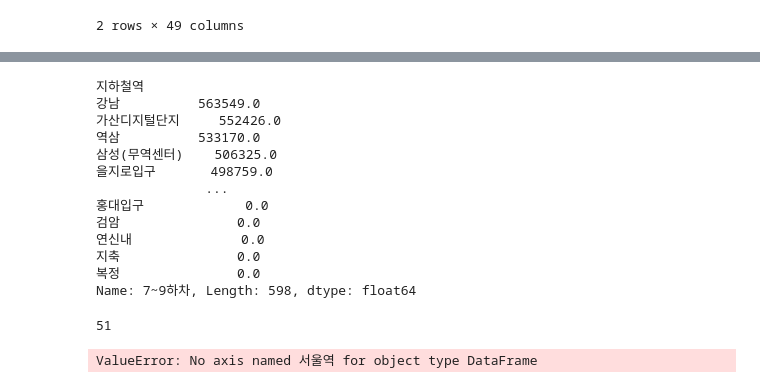
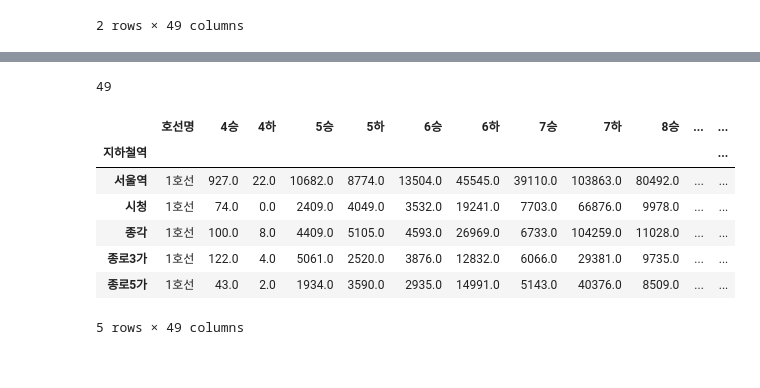
Before and after one commit to OHoRaaa/Jupyter, a Jupyter notebook: python/Pandas/subway_time.ipynb, the cells around one changed output, grey strips where cells are left out. Drawn from its saved outputs; the diff is of its cells as text; code cells hidden in the pictures.

```diff
--- a/python/Pandas/subway_time.ipynb
+++ b/python/Pandas/subway_time.ipynb
@@ -125,5 +125 @@ Index(['호선명', '04:00:00~04:59:59', 'Unnamed: 5', '05:00:00~05:59:59',
       dtype='object')
-# %%
-df['7~9승차'] = df['07:00:00~07:59:59'] + df['08:00:00~08:59:59']
-df['7~9하차'] = df['Unnamed: 11'] + df['Unnamed: 13']
-df.head(5)
@@ -155,28 +126,21 @@ Name: 7~9승차, Length: 598, dtype: float64
-# %%
-df['7~9하차'].sort_values(ascending = False)
-# %% [output]
-지하철역
-강남          563549.0
-가산디지털단지     552426.0
-역삼          533170.0
-삼성(무역센터)    506325.0
-을지로입구       498759.0
-              ...
-홍대입구             0.0
-검암               0.0
-연신내              0.0
-지축               0.0
-복정               0.0
-Name: 7~9하차, Length: 598, dtype: float64
-# %%
-len(df.columns)
-# %% [output]
-51
-# %%
-# df['07:00:00~07:59:59'].max()
-df.loc('서울역')
-# %% [output]
-ValueError: No axis named 서울역 for object type DataFrame
+# %%
+len(df.columns)
+# %% [output]
+49
 # %%
-st_index = df.columns.tolist().index('07:00:00~07:59:59')
-ed_index = df.columns.tolist().index('08:00:00~08:59:59')
+cols = []
+for i in range(24):
+    for j in ['승', '하']:
+        cols.append(str(i) + j)
+new_cols = ['호선명'] + cols[8:] + cols[:8]
+df.columns = new_cols
+df.head()
+# %% [output]
+|  | 호선명 | 4승 | 4하 | 5승 | 5하 | 6승 | 6하 | 7승 | 7하 | 8승 | ... | ... |
+| 지하철역 |  |  |  |  |  |  |  |  |  |  |  | ... |
+| 서울역 | 1호선 | 927.0 | 22.0 | 10682.0 | 8774.0 | 13504.0 | 45545.0 | 39110.0 | 103863.0 | 80492.0 | ... | ... |
+| 시청 | 1호선 | 74.0 | 0.0 | 2409.0 | 4049.0 | 3532.0 | 19241.0 | 7703.0 | 66876.0 | 9978.0 | ... | ... |
+| 종각 | 1호선 | 100.0 | 8.0 | 4409.0 | 5105.0 | 4593.0 | 26969.0 | 6733.0 | 104259.0 | 11028.0 | ... | ... |
+| 종로3가 | 1호선 | 122.0 | 4.0 | 5061.0 | 2520.0 | 3876.0 | 12832.0 | 6066.0 | 29381.0 | 9735.0 | ... | ... |
+| 종로5가 | 1호선 | 43.0 | 2.0 | 1934.0 | 3590.0 | 2935.0 | 14991.0 | 5143.0 | 40376.0 | 8509.0 | ... | ... |
+5 rows × 49 columns
```
Also changed, not shown: parts of 12 cells of this notebook, 7 other files.
